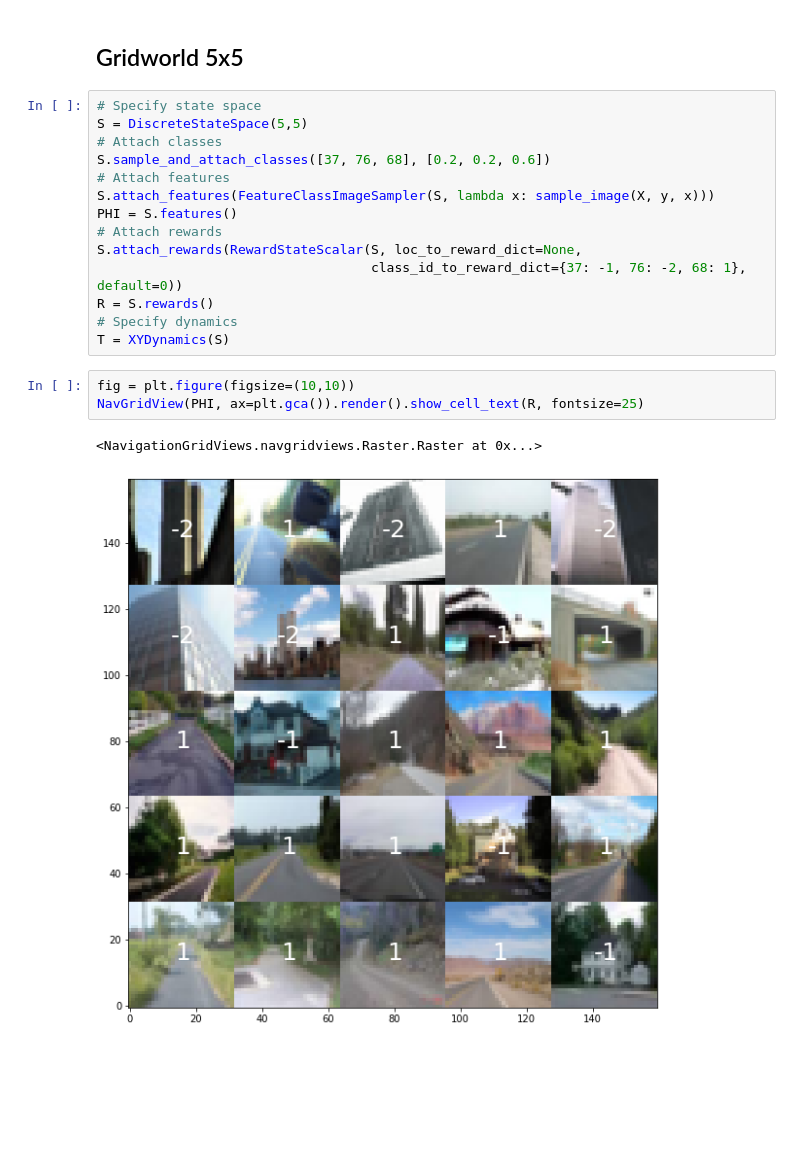
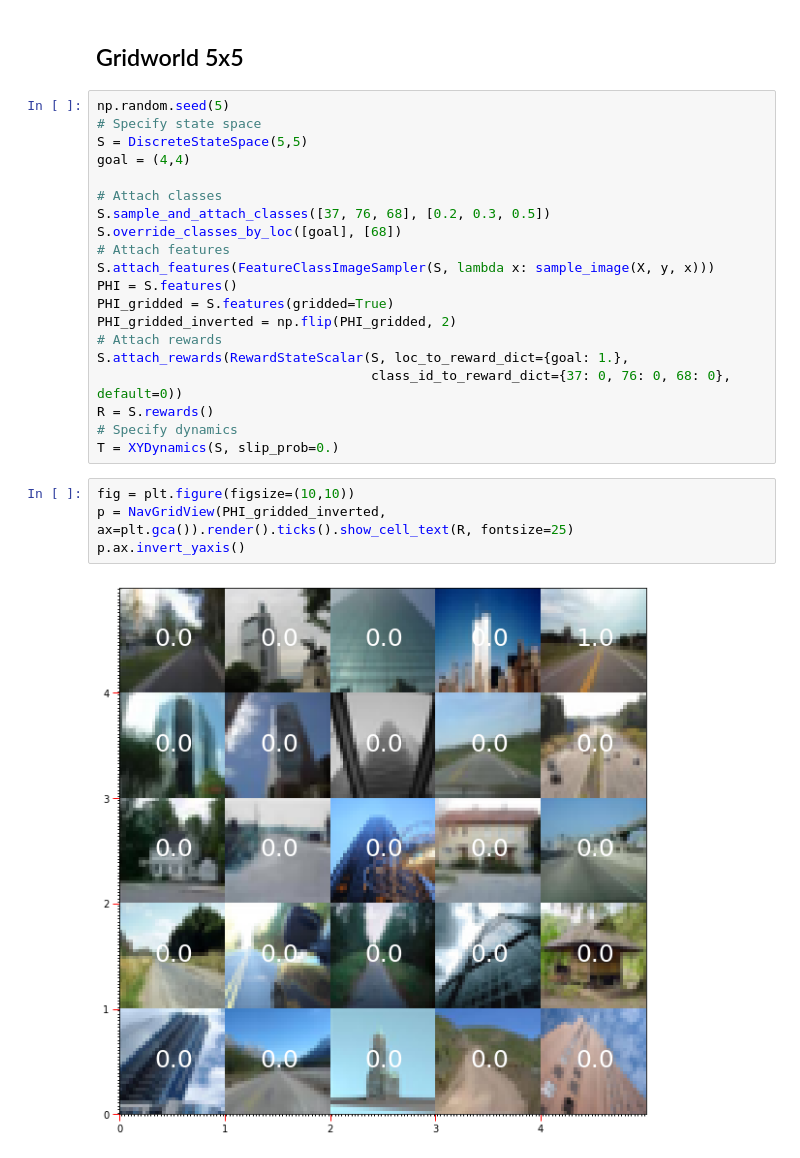
Before and after one commit to yrevar/InverseRL, a Jupyter notebook: gridworld_5x5.ipynb, the cells around one changed output. Drawn from its saved outputs; the diff is of its cells as text; blank space fills up the shorter version.

```diff
--- a/gridworld_5x5.ipynb
+++ b/gridworld_5x5.ipynb
@@ -36,22 +39,28 @@ cifar.classes.index("house"), cifar.classes.index("skyscraper"), cifar.classes.i
 # %% [markdown]
 ## Gridworld 5x5
 # %%
+np.random.seed(5)
 # Specify state space
 S = DiscreteStateSpace(5,5)
+goal = (4,4)
+
 # Attach classes
-S.sample_and_attach_classes([37, 76, 68], [0.2, 0.2, 0.6])
+S.sample_and_attach_classes([37, 76, 68], [0.2, 0.3, 0.5])
+S.override_classes_by_loc([goal], [68])
 # Attach features
 S.attach_features(FeatureClassImageSampler(S, lambda x: sample_image(X, y, x)))
 PHI = S.features()
+PHI_gridded = S.features(gridded=True)
+PHI_gridded_inverted = np.flip(PHI_gridded, 2)
 # Attach rewards
-S.attach_rewards(RewardStateScalar(S, loc_to_reward_dict=None,
-                                   class_id_to_reward_dict={37: -1, 76: -2, 68: 1}, default=0))
+S.attach_rewards(RewardStateScalar(S, loc_to_reward_dict={goal: 1.},
+                                   class_id_to_reward_dict={37: 0, 76: 0, 68: 0}, default=0))
 R = S.rewards()
 # Specify dynamics
-T = XYDynamics(S)
+T = XYDynamics(S, slip_prob=0.)
 # %%
 fig = plt.figure(figsize=(10,10))
-NavGridView(PHI, ax=plt.gca()).render().show_cell_text(R, fontsize=25)
+p = NavGridView(PHI_gridded_inverted, ax=plt.gca()).render().ticks().show_cell_text(R, fontsize=25)
+p.ax.invert_yaxis()
 # %% [output]
-<NavigationGridViews.navgridviews.Raster.Raster at 0x...>
-[figure, old version]
+[figure, new version]
```
Also changed, not shown: parts of 4 cells of this notebook, 4 other files.
